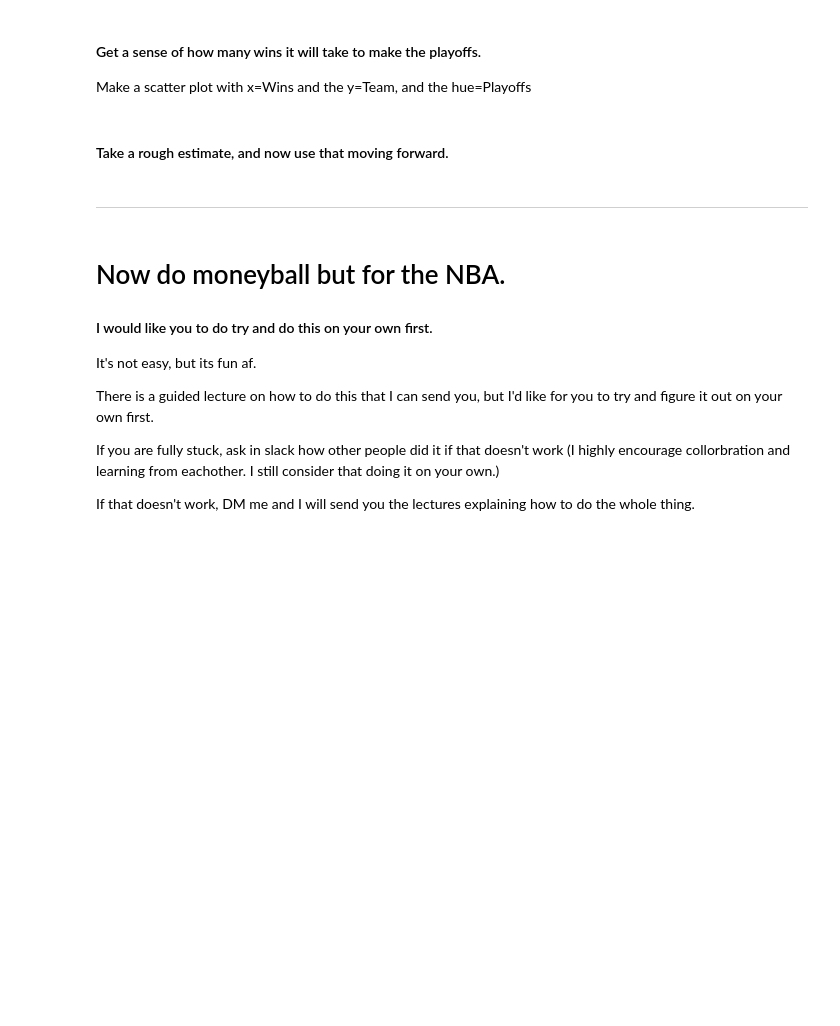
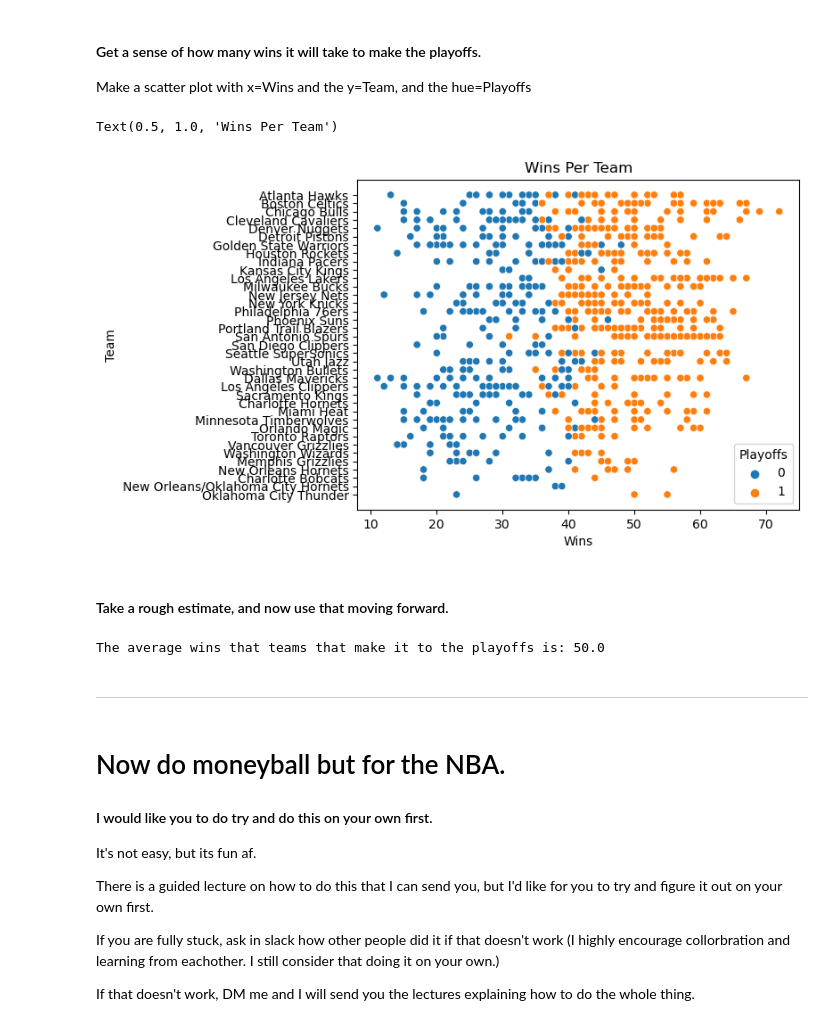
Before and after one commit to floresloyd/2024-DS-Tue, a Jupyter notebook: Week-07-Regression/Exercise-Regression-LF.ipynb, the cells around one changed output. Drawn from its saved outputs; the diff is of its cells as text; code cells hidden in the pictures; blank space fills up the shorter version.

```diff
--- a/Week-07-Regression/Exercise-Regression-LF.ipynb
+++ b/Week-07-Regression/Exercise-Regression-LF.ipynb
@@ -156,6 +167,21 @@ ValueError: The truth value of a Series is ambiguous. Use a.empty, a.bool(), a.i
 # %% [markdown]
 #### Get a sense of how many wins it will take to make the playoffs.
 Make a scatter plot with x=Wins and the y=Team, and the hue=Playoffs
+# %%
+sns.scatterplot(x=df.W, y=df.Team, hue=df.Playoffs)
+plt.xlabel("Wins")
+plt.ylabel("Team")
+plt.title("Wins Per Team")
+# %% [output]
+Text(0.5, 1.0, 'Wins Per Team')
+[figure, added]
 # %% [markdown]
 #### Take a rough estimate, and now use that moving forward.
+# %%
+playoff_teams = df[df['Playoffs'] == 1]
+average_wins = playoff_teams['W'].mean().round()
+
+print(f"The average wins that teams that make it to the playoffs is: {average_wins}")
+# %% [output]
+The average wins that teams that make it to the playoffs is: 50.0
 # %%
```
Also changed, not shown: parts of 15 cells of this notebook.
